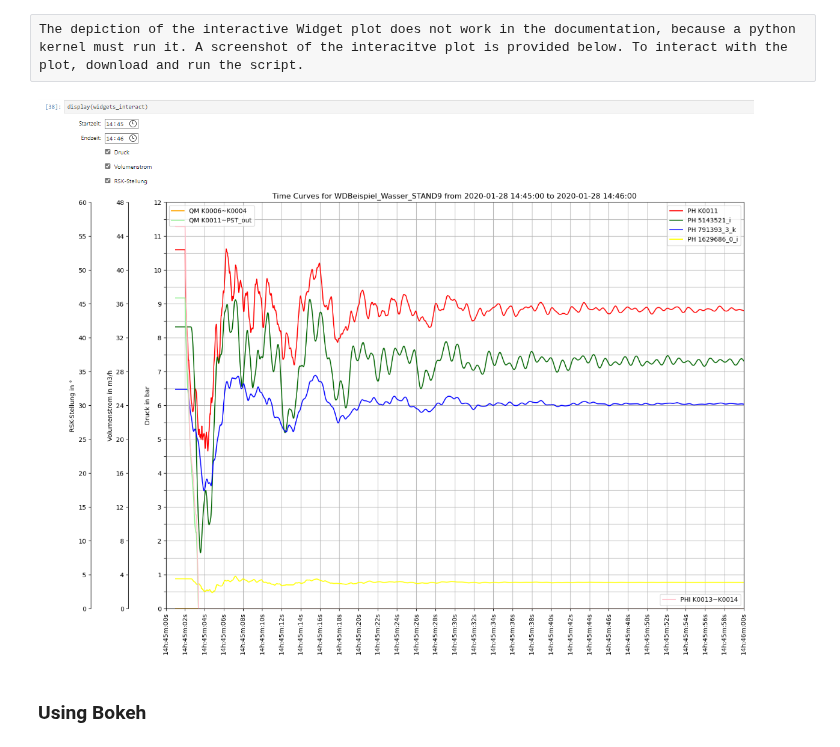
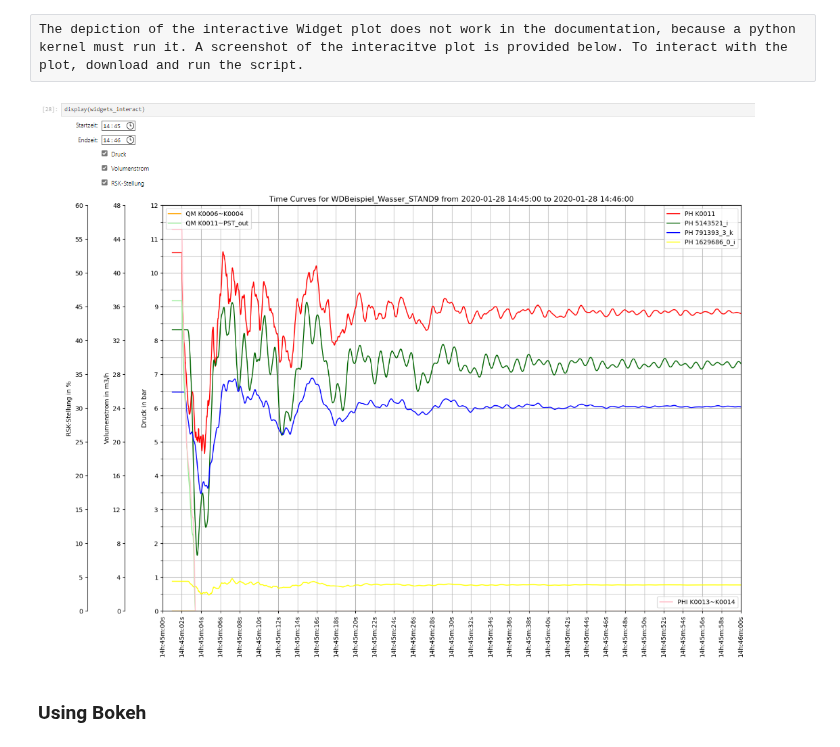
Before and after one commit to 3SConsult/PT3S, a Jupyter notebook: docs/Example2.ipynb, the cells around one changed output. Saved outputs shown, nothing was run; the diff lists cells and outputs as text; code cells hidden in the pictures.

```diff
--- a/docs/Example2.ipynb
+++ b/docs/Example2.ipynb
@@ -247,9 +249,9 @@ interactive(children=(TimePicker(value=datetime.time(14, 45), description='Start
 # %% [raw]
 The depiction of the interactive Widget plot does not work in the documentation, because a python kernel must run it. A screenshot of the interacitve plot is provided below. To interact with the plot, download and run the script.
 # %%
-Image(filename=r"C:\Users\jablonski\3S\PT3S\sphinx_docs\7_example2_interactive_widget_plot.png")
+Image(filename=pt3s_path+r"\Examples\Images\1_example2_interactive_widget_plot.png")
 # %% [output]
-[figure, old version]
+[figure, new version]
 # %% [markdown]
 ### Using Bokeh
 # %%
```
Also changed, not shown: parts of 6 cells of this notebook, 31 other files.
